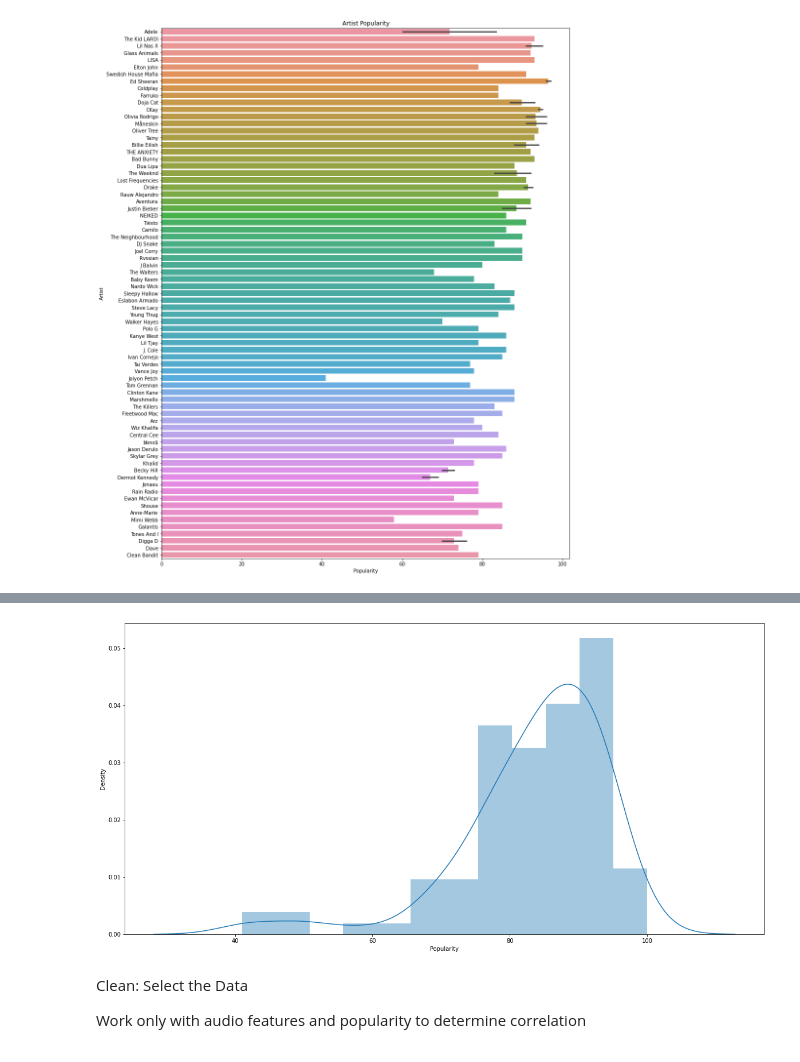
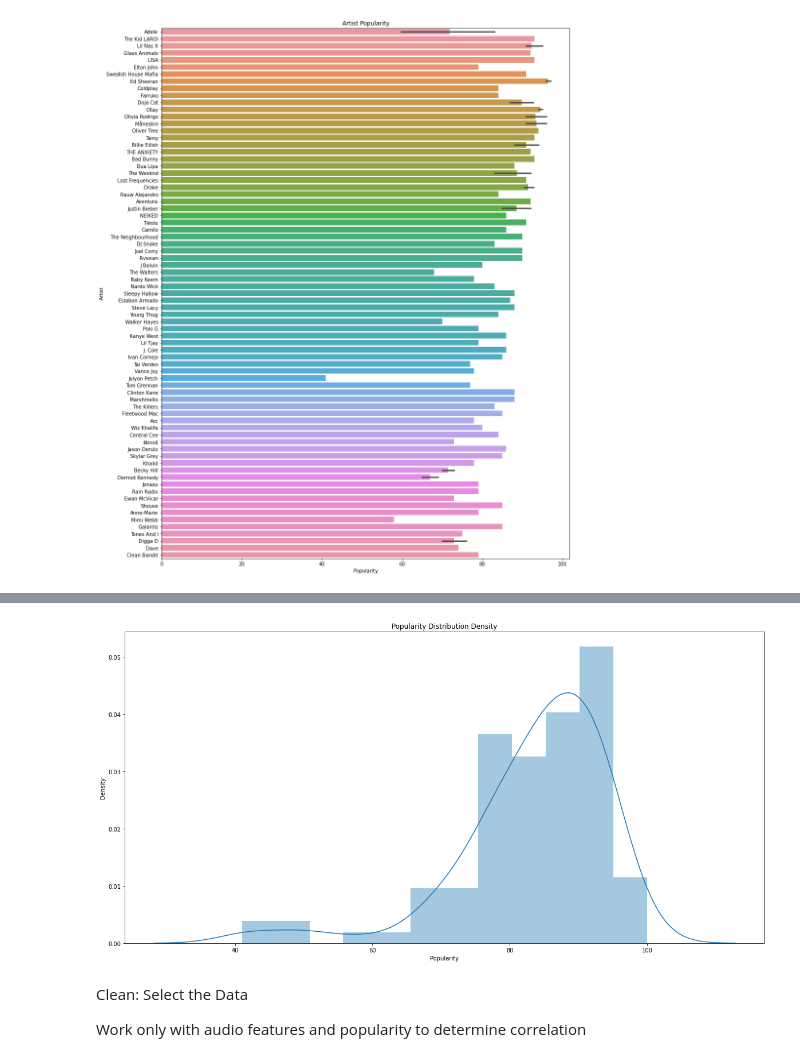
Before and after one commit to jadefreese/SpotifyTop50-Data-Analysis, a Jupyter notebook: Data/Understanding the Data.ipynb, the cells around one changed output, grey strips where cells are left out. Saved outputs shown, nothing was run; the diff lists cells and outputs as text; code cells hidden in the pictures.

```diff
--- a/Data/Understanding the Data.ipynb
+++ b/Data/Understanding the Data.ipynb
@@ -191,11 +193,12 @@ fig.savefig(r'C:\Users\Jessica\Spot50-Data-Analysis\Images\CountByReleaseDate.pn
 # %%
 #show the density distribution of the the popularity of all songs in the data frame
 fig, ax = plt.subplots(figsize=(20,10))
+plt.title('Popularity Distribution Density')
 sns.distplot(allTracks_df.Popularity)
 plt.show()
 fig.savefig(r'C:\Users\Jessica\Spot50-Data-Analysis\Images\DistributionDensity.png')
 # %% [output]
-[figure, old version]
+[figure, new version]
 # %% [markdown]
 Clean: Select the Data
 
```
Also changed, not shown: parts of 4 cells of this notebook, 6 other files.
